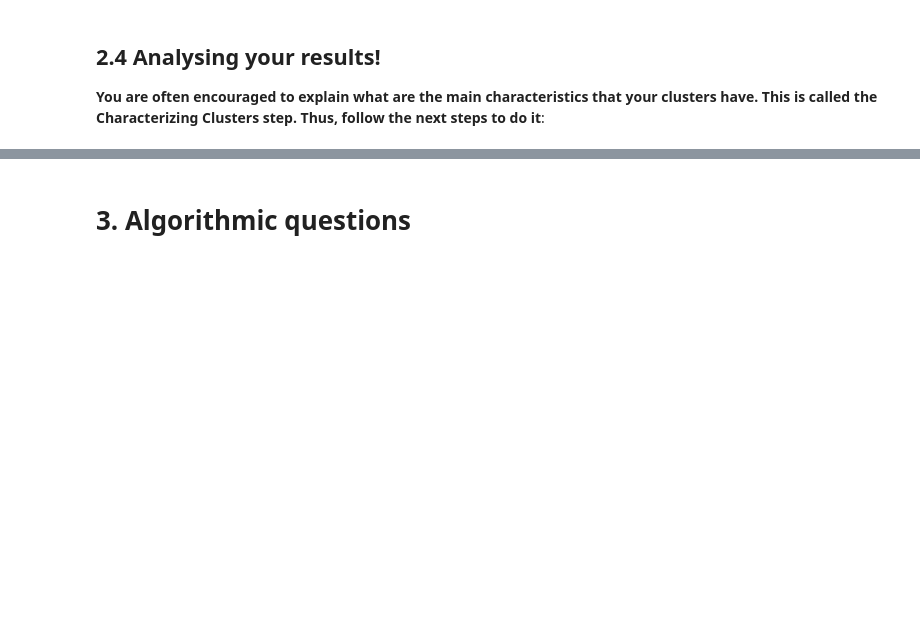
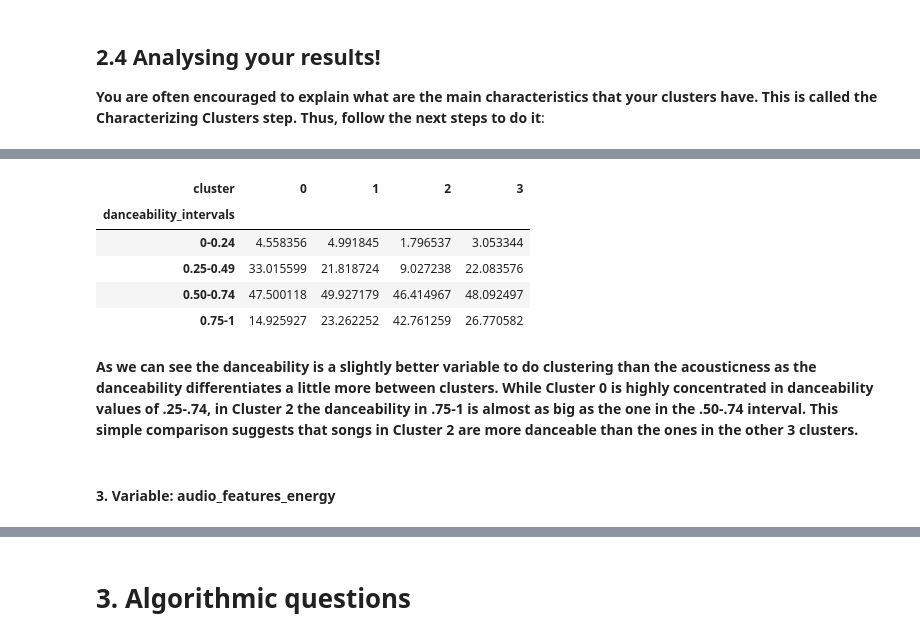
Before and after one commit to brauliovillalobos/ADM_HW4, a Jupyter notebook: ADM_HW4.ipynb, the cells around one changed output, grey strips where cells are left out. Cells and saved outputs as stored; diff of their text form; code cells hidden in the pictures; blank space fills up the shorter version.

```diff
--- a/ADM_HW4.ipynb
+++ b/ADM_HW4.ipynb
@@ -1004,0 +1010,2 @@ centroids_kplusplus
+# %%
+danceability_clu = df_int_var[['audio_features_danceability','cluster']]
@@ -1004,0 +1017,16 @@ centroids_kplusplus
+# %%
+danceability_clu['danceability_intervals'] = [create_acousticness_categ(x) for x in danceability_clu['audio_features_danceability']]
+danceability_clu = pd.pivot_table(danceability_clu, index='danceability_intervals', columns='cluster', values='audio_features_danceability',aggfunc=np.sum)
+danceability_clu = danceability_clu.apply(lambda x: x/sum(x)*100, axis=0)
+danceability_clu
+# %% [output]
+| cluster | 0 | 1 | 2 | 3 |
+| danceability_intervals |  |  |  |  |
+| 0-0.24 | 4.558356 | 4.991845 | 1.796537 | 3.053344 |
+| 0.25-0.49 | 33.015599 | 21.818724 | 9.027238 | 22.083576 |
+| 0.50-0.74 | 47.500118 | 49.927179 | 46.414967 | 48.092497 |
+| 0.75-1 | 14.925927 | 23.262252 | 42.761259 | 26.770582 |
+# %% [markdown]
+**As we can see the danceability is a slightly better variable to do clustering than the acousticness as the danceability differentiates a little more between clusters. While Cluster 0 is highly concentrated in danceability values of .25-.74, in Cluster 2 the danceability in .75-1 is almost as big as the one in the .50-.74 interval. This simple comparison suggests that songs in Cluster 2 are more danceable than the ones in the other 3 clusters.**
+# %% [markdown]
+#### 3. Variable: audio_features_energy
```
Also changed, not shown: parts of 42 cells of this notebook.
